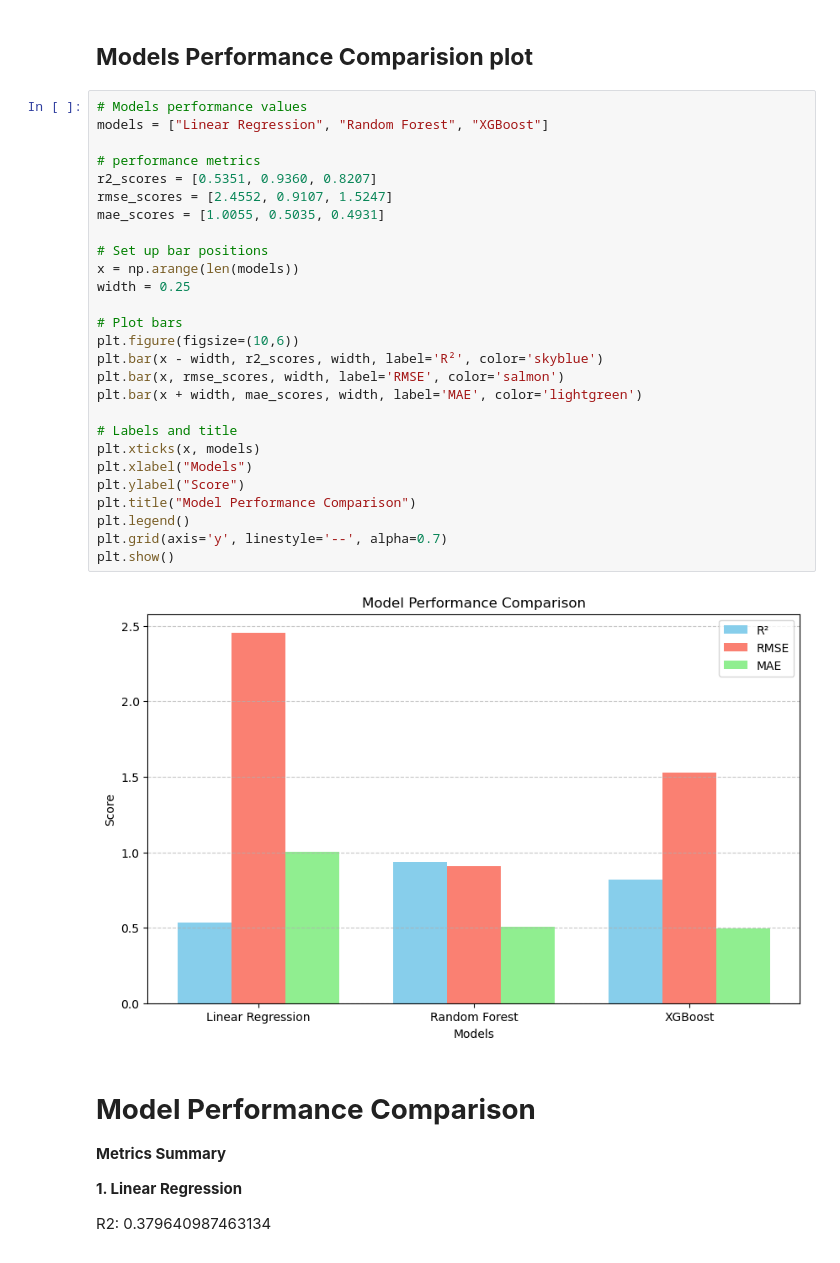
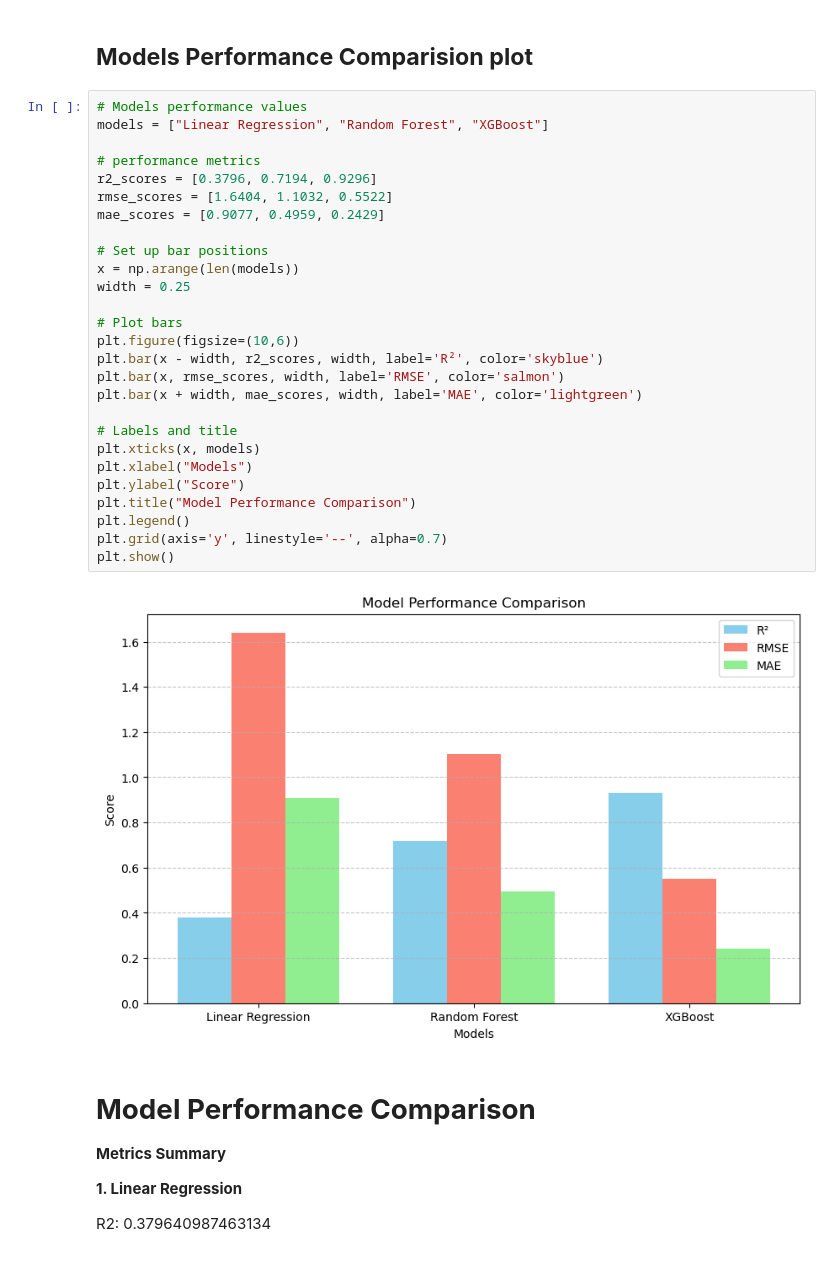
Before and after one commit to sheillamacharia/Regional_Crop_Yield_Prediction_Kenya, a Jupyter notebook: Final_Notebook.ipynb, the cells around one changed output. Cells and saved outputs as stored; diff of their text form.

```diff
--- a/Final_Notebook.ipynb
+++ b/Final_Notebook.ipynb
@@ -1488,32 +1488,32 @@ XGBoost delivers the best predictive performance, but requires careful validatio
 # %%
 # Models performance values
 models = ["Linear Regression", "Random Forest", "XGBoost"]
 
 # performance metrics
-r2_scores = [0.5351, 0.9360, 0.8207]
-rmse_scores = [2.4552, 0.9107, 1.5247]
-mae_scores = [1.0055, 0.5035, 0.4931]
+r2_scores = [0.3796, 0.7194, 0.9296]
+rmse_scores = [1.6404, 1.1032, 0.5522]
+mae_scores = [0.9077, 0.4959, 0.2429]
 
 # Set up bar positions
 x = np.arange(len(models))
 width = 0.25
 
 # Plot bars
 plt.figure(figsize=(10,6))
 plt.bar(x - width, r2_scores, width, label='R²', color='skyblue')
 plt.bar(x, rmse_scores, width, label='RMSE', color='salmon')
 plt.bar(x + width, mae_scores, width, label='MAE', color='lightgreen')
 
 # Labels and title
 plt.xticks(x, models)
 plt.xlabel("Models")
 plt.ylabel("Score")
 plt.title("Model Performance Comparison")
 plt.legend()
 plt.grid(axis='y', linestyle='--', alpha=0.7)
 plt.show()
 # %% [output]
-[figure, old version]
+[figure, new version]
 # %% [markdown]
 # **Model Performance Comparison**
 
```
